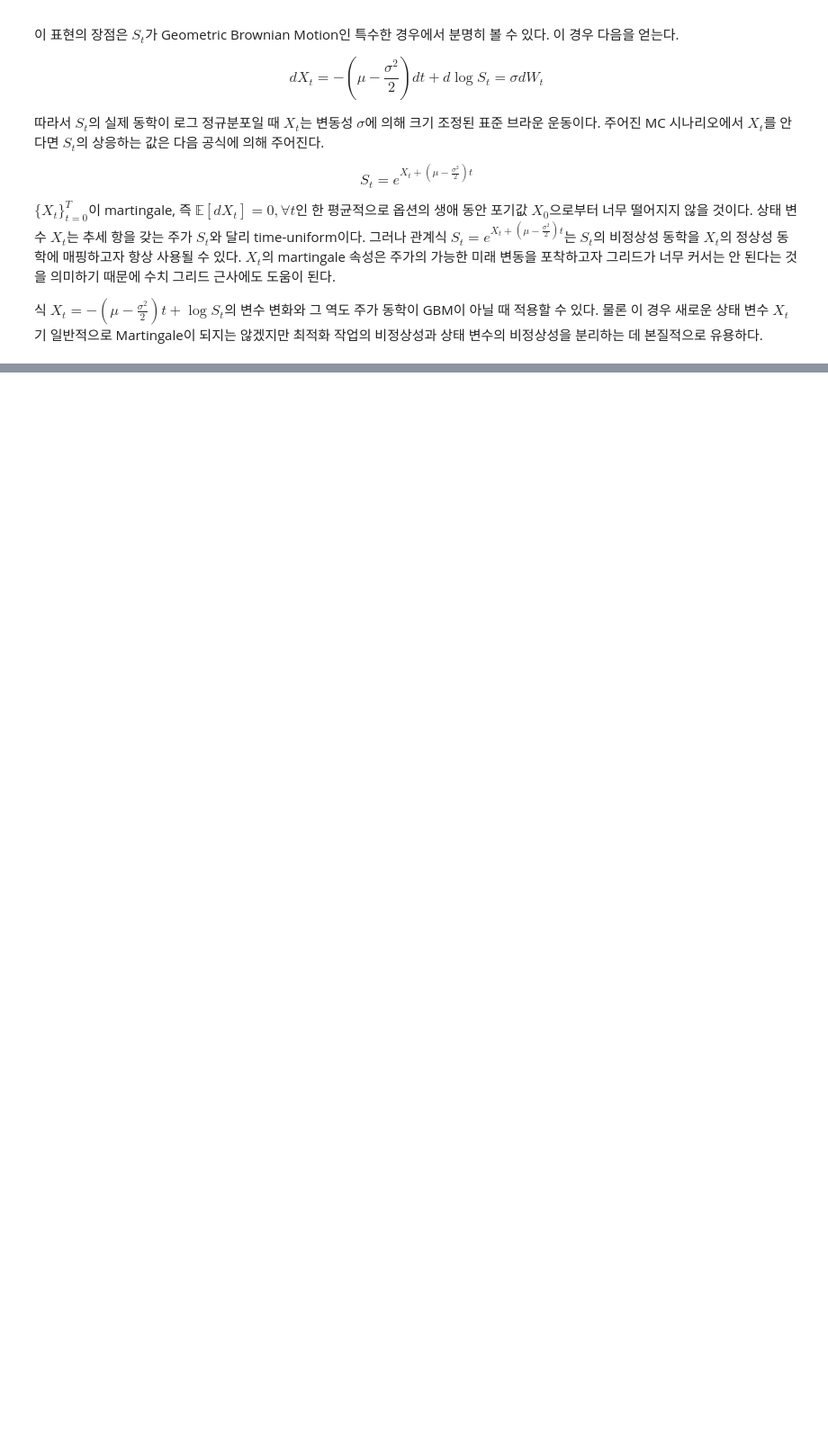
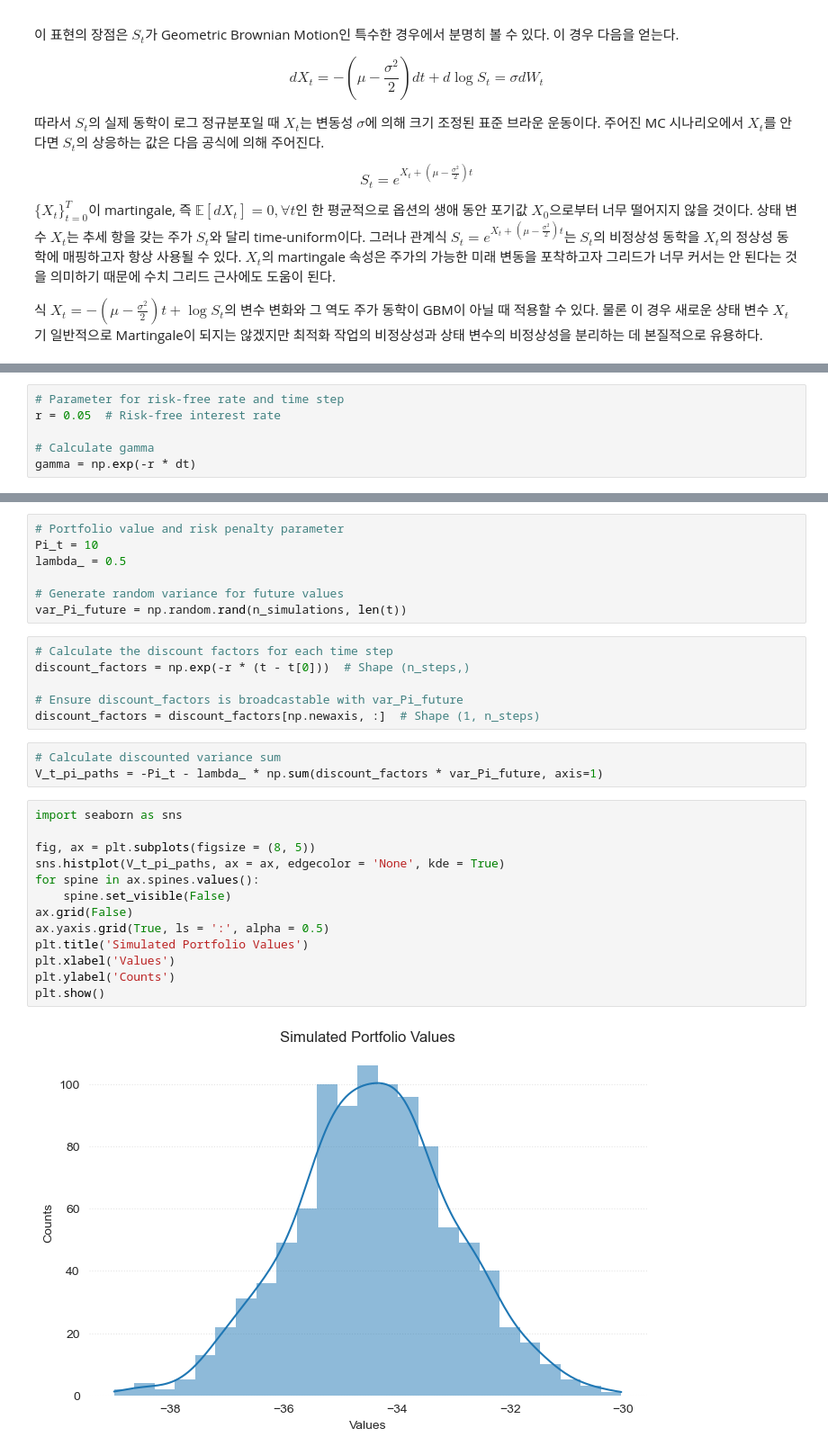
Before and after one commit to Tommylee1013/FinancialDeepLearning, a Jupyter notebook: Notes/ReinforcementLearning/QLBSModel.ipynb, the cells around one changed output, grey strips where cells are left out. Shown: that part at 90% size. Cells and saved outputs as stored; diff of their text form; blank space fills up the shorter version.

```diff
--- a/Notes/ReinforcementLearning/QLBSModel.ipynb
+++ b/Notes/ReinforcementLearning/QLBSModel.ipynb
@@ -28,0 +109,6 @@ $$u_t (S_t) = a_t(X_t(S_t)) = a_t \left(\log S_t - \left( \mu - \frac{\sigma^2}{
+# %%
+# Parameter for risk-free rate and time step
+r = 0.05  # Risk-free interest rate
+
+# Calculate gamma
+gamma = np.exp(-r * dt)
@@ -28,0 +119,31 @@ $$u_t (S_t) = a_t(X_t(S_t)) = a_t \left(\log S_t - \left( \mu - \frac{\sigma^2}{
+# %%
+# Portfolio value and risk penalty parameter
+Pi_t = 10
+lambda_ = 0.5
+
+# Generate random variance for future values
+var_Pi_future = np.random.rand(n_simulations, len(t))
+# %%
+# Calculate the discount factors for each time step
+discount_factors = np.exp(-r * (t - t[0]))  # Shape (n_steps,)
+
+# Ensure discount_factors is broadcastable with var_Pi_future
+discount_factors = discount_factors[np.newaxis, :]  # Shape (1, n_steps)
+# %%
+# Calculate discounted variance sum
+V_t_pi_paths = -Pi_t - lambda_ * np.sum(discount_factors * var_Pi_future, axis=1)
+# %%
+import seaborn as sns
+
+fig, ax = plt.subplots(figsize = (8, 5))
+sns.histplot(V_t_pi_paths, ax = ax, edgecolor = 'None', kde = True)
+for spine in ax.spines.values():
+    spine.set_visible(False)
+ax.grid(False)
+ax.yaxis.grid(True, ls = ':', alpha = 0.5)
+plt.title('Simulated Portfolio Values')
+plt.xlabel('Values')
+plt.ylabel('Counts')
+plt.show()
+# %% [output]
+[figure, added]
```
Also changed, not shown: parts of 14 cells of this notebook.
